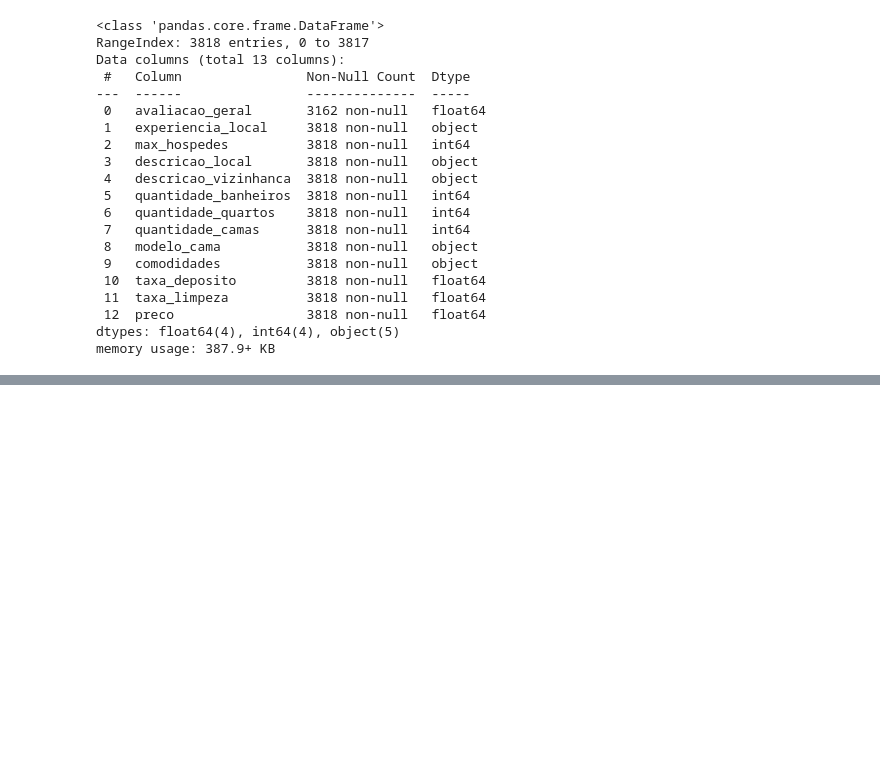
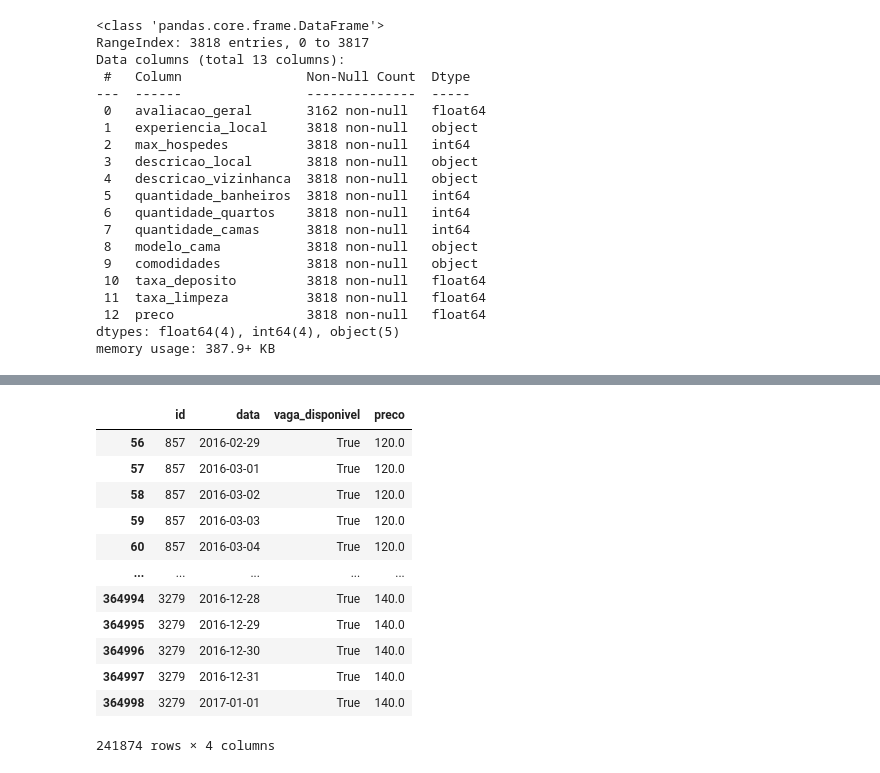
Before and after one commit to mVolpatoConsultorDS/Alura_ED_PythonOO, a Jupyter notebook: pipeline_dados/notebooks/pandas.ipynb, the cells around one changed output, grey strips where cells are left out. Saved outputs shown, nothing was run; the diff lists cells and outputs as text; code cells hidden in the pictures; blank space fills up the shorter version.

```diff
--- a/pipeline_dados/notebooks/pandas.ipynb
+++ b/pipeline_dados/notebooks/pandas.ipynb
@@ -193,0 +234,3 @@ memory usage: 387.9+ KB
+# %%
+dt_data = pd.read_json('/Users/miltonvolpato/Google Drive/Alura/Alura_ED_PythonOO/pipeline_dados/data_raw/moveis_disponiveis.json')
+dt_data.head()
@@ -193,0 +244,4 @@ memory usage: 387.9+ KB
+# %%
+dt_data['preco'] = dt_data['preco'].str.replace('$', '').str.replace(',', '').astype(np.float64)
+# %%
+dt_data['data'] = pd.to_datetime(dt_data['data'])
@@ -193,0 +262,16 @@ memory usage: 387.9+ KB
+# %%
+dt_data.loc[(dt_data['preco'] < 150) | (dt_data['preco'] > 180)]
+# %% [output]
+|  | id | data | vaga_disponivel | preco |
+| 56 | 857 | 2016-02-29 | True | 120.0 |
+| 57 | 857 | 2016-03-01 | True | 120.0 |
+| 58 | 857 | 2016-03-02 | True | 120.0 |
+| 59 | 857 | 2016-03-03 | True | 120.0 |
+| 60 | 857 | 2016-03-04 | True | 120.0 |
+| ... | ... | ... | ... | ... |
+| 364994 | 3279 | 2016-12-28 | True | 140.0 |
+| 364995 | 3279 | 2016-12-29 | True | 140.0 |
+| 364996 | 3279 | 2016-12-30 | True | 140.0 |
+| 364997 | 3279 | 2016-12-31 | True | 140.0 |
+| 364998 | 3279 | 2017-01-01 | True | 140.0 |
+241874 rows × 4 columns
```
Also changed, not shown: parts of 17 cells of this notebook, 2 other files.
